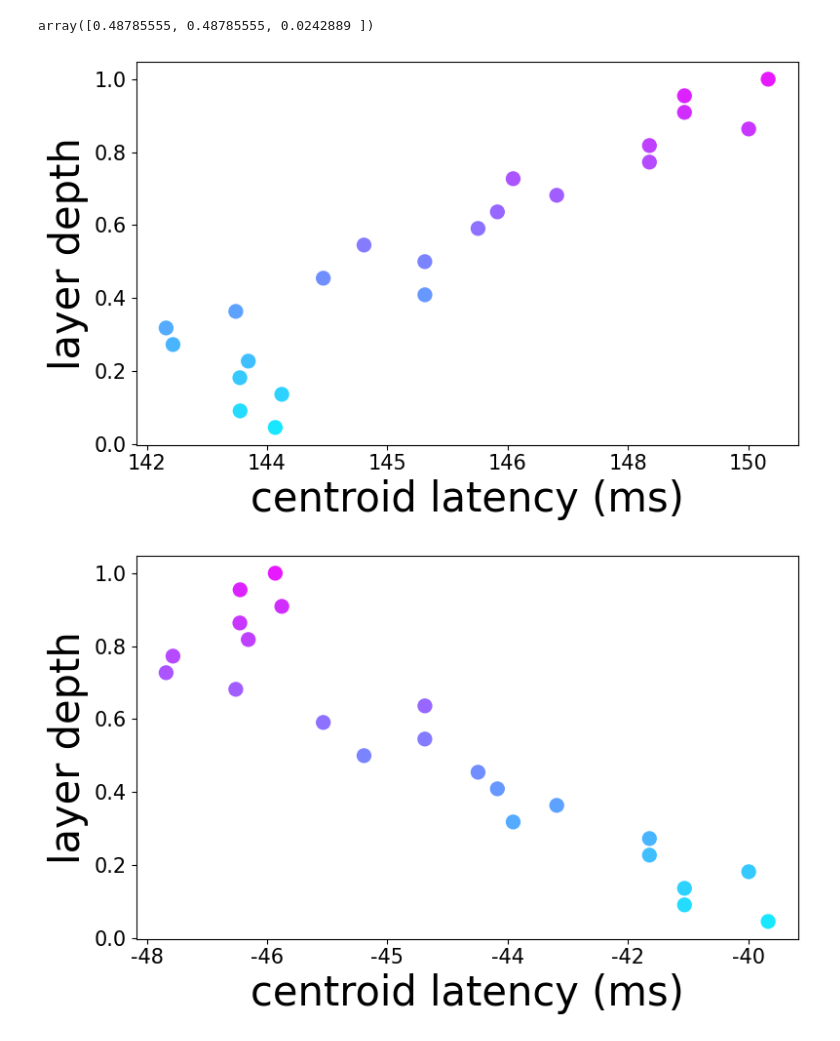
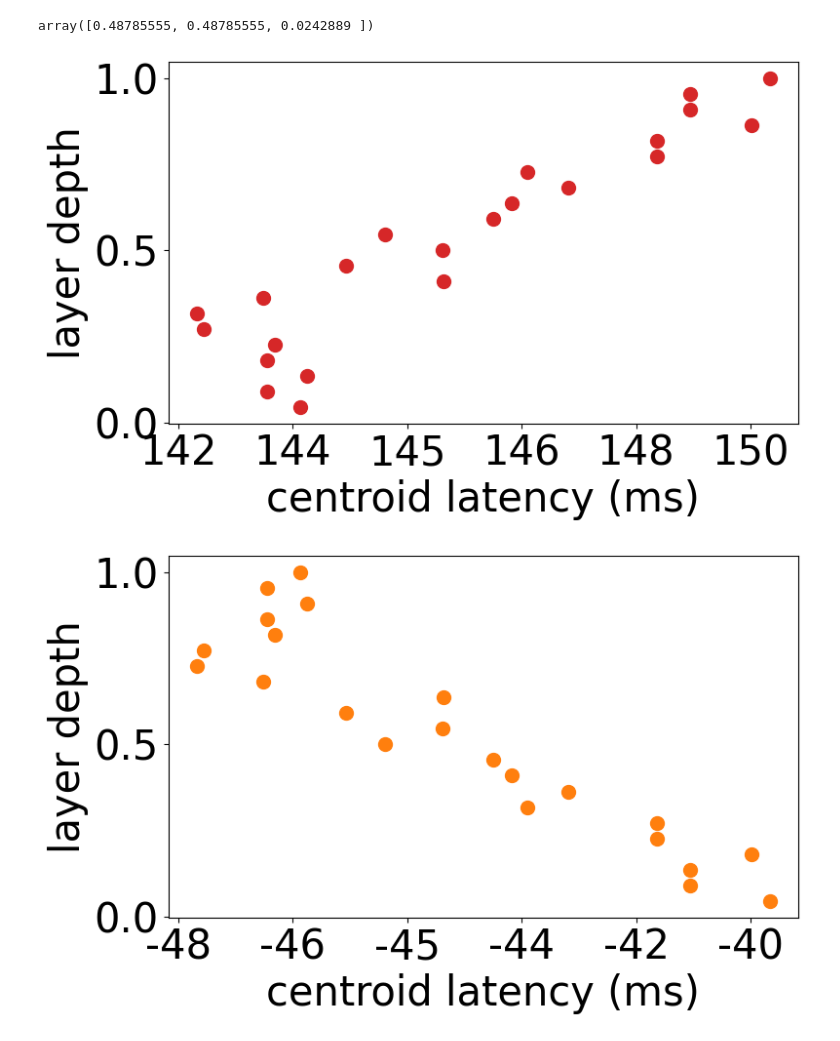
Before and after one commit to TizianoCausin01/temporal_context, a Jupyter notebook: python_scripts/scripts/figures_DS_day_poster.ipynb, the cells around one changed output. Cells and saved outputs as stored; diff of their text form; code cells hidden in the pictures.

```diff
--- a/python_scripts/scripts/figures_DS_day_poster.ipynb
+++ b/python_scripts/scripts/figures_DS_day_poster.ipynb
@@ -13,9 +13,9 @@ class Cfg:
     title_fontsize=40
     labels_fontsize = 30
     ticks_fontsize = 15
-    legend_fontsize=13
+    legend_fontsize=40
     fig_dir = "/Users/tizianocausin/Library/CloudStorage/GoogleDrive-tiziano.causin@unitn.it/My Drive/presentations/posters/DS_day26/figures"
-
+    dummy_areas = ["V1", "V4", "IT"]
 cfg = Cfg()
 # %%
 rsa = loadmat(p1)['rsa']
@@ -55,26 +55,26 @@ for t in range(n_timepts):
 # %%
 centroids = []
 for l in range(n_layers):
     centroids.append(np.average(np.arange(n_timepts), weights=rsa_interp[l,:]))
 t_min = min(centroids)
 t_max = max(centroids)
 
 cmap = plt.cm.cool
 colors = cmap(np.linspace(0.1, 0.9, len(layers_idx)))  # reverse for purple → light blue
 fig, ax = plt.subplots(figsize=(8, 5))
 
 n_ticks = 6
 ticks = np.round(np.linspace(t_min, t_max, n_ticks))
-ax.scatter(centroids, layers_idx/len(layers_idx),  s=100,color=colors)
-ax.tick_params(labelsize=cfg.ticks_fontsize)
+ax.scatter(centroids, layers_idx/len(layers_idx),  s=100, color="tab:red") #,color=colors)
+ax.tick_params(labelsize=cfg.labels_fontsize)
 ax.set_xticks(ticks, np.round(ticks/2).astype(int))
 
 ax.set_ylabel("layer depth", fontsize=cfg.labels_fontsize)
 ax.set_xlabel("centroid latency (ms)", fontsize=cfg.labels_fontsize);
 fig.tight_layout()
 plt.savefig(f"{cfg.fig_dir}/feedforward_centroid_lat_B1.svg")
 # %% [output]
-[figure, old version]
+[figure, new version]
 # %%
 centroids = []
 for l in range(n_layers):
@@ -88,8 +88,8 @@ fig, ax = plt.subplots(figsize=(8, 5))
 
 n_ticks = 6
 ticks = np.round(np.linspace(t_min, t_max, n_ticks))
-ax.scatter(centroids[::-1], layers_idx/len(layers_idx),  s=100,color=colors)
-ax.tick_params(labelsize=cfg.ticks_fontsize)
+ax.scatter(centroids[::-1], layers_idx/len(layers_idx),  s=100,color="tab:orange" ) #colors)
+ax.tick_params(labelsize=cfg.labels_fontsize)
 tick_lab = np.round(ticks/2).astype(int) - 190
 ax.set_xticks(ticks, tick_lab)
 
@@ -98,4 +98,4 @@ ax.set_xlabel("centroid latency (ms)", fontsize=cfg.labels_fontsize);
 fig.tight_layout()
 plt.savefig(f"{cfg.fig_dir}/feedback_centroid_lat_B1.svg")
 # %% [output]
-[figure, old version]
+[figure, new version]
```
Also changed, not shown: parts of 2 cells of this notebook.
